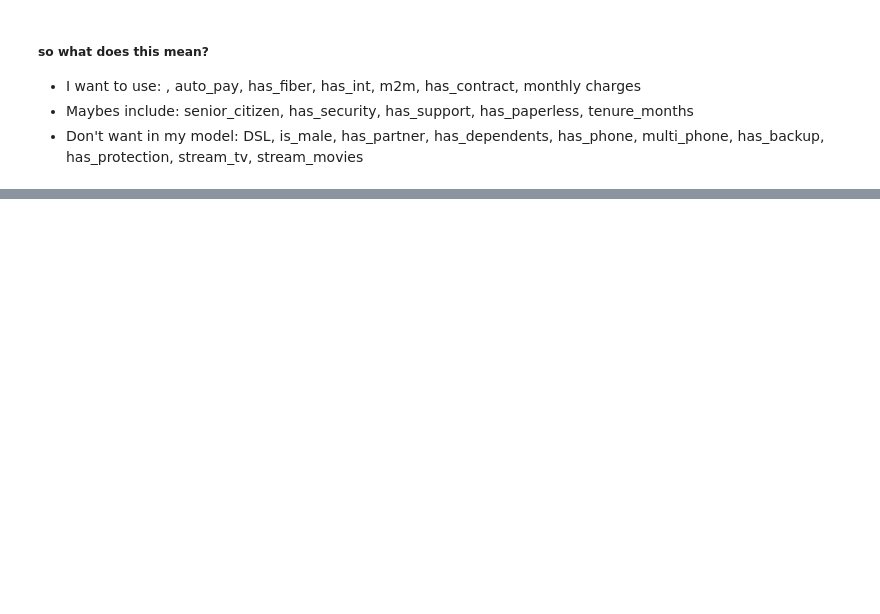
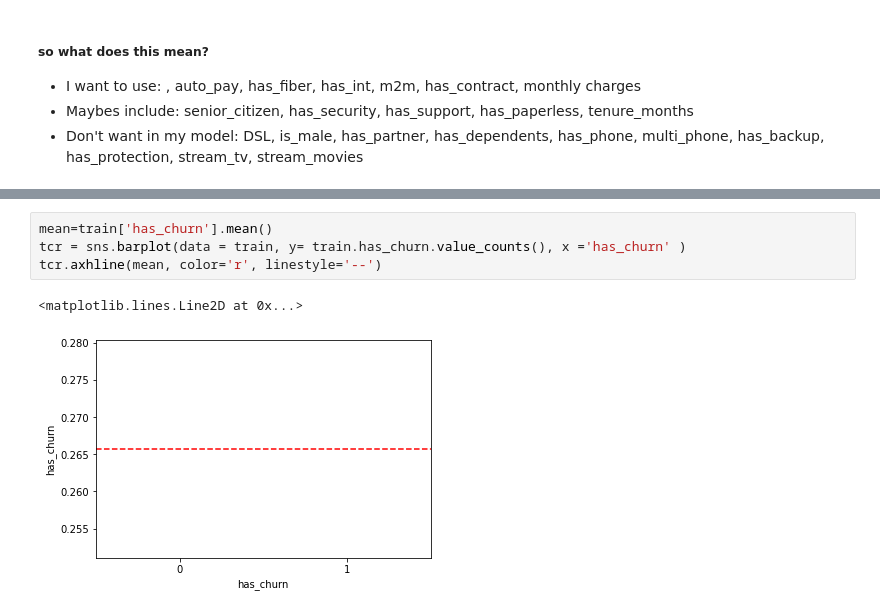
Before and after one commit to Tyler-Applegate/telco_churn_project, a Jupyter notebook: explore.ipynb, the cells around one changed output, grey strips where cells are left out. Cells and saved outputs as stored; diff of their text form; blank space fills up the shorter version.

```diff
--- a/explore.ipynb
+++ b/explore.ipynb
@@ -83,0 +189,7 @@ NameError: name 'sns' is not defined
+# %%
+mean=train['has_churn'].mean()
+tcr = sns.barplot(data = train, y= train.has_churn.value_counts(), x ='has_churn' )
+tcr.axhline(mean, color='r', linestyle='--')
+# %% [output]
+<matplotlib.lines.Line2D at 0x...>
+[figure, added]
```
Also changed, not shown: parts of 9 cells of this notebook, 5 other files.
